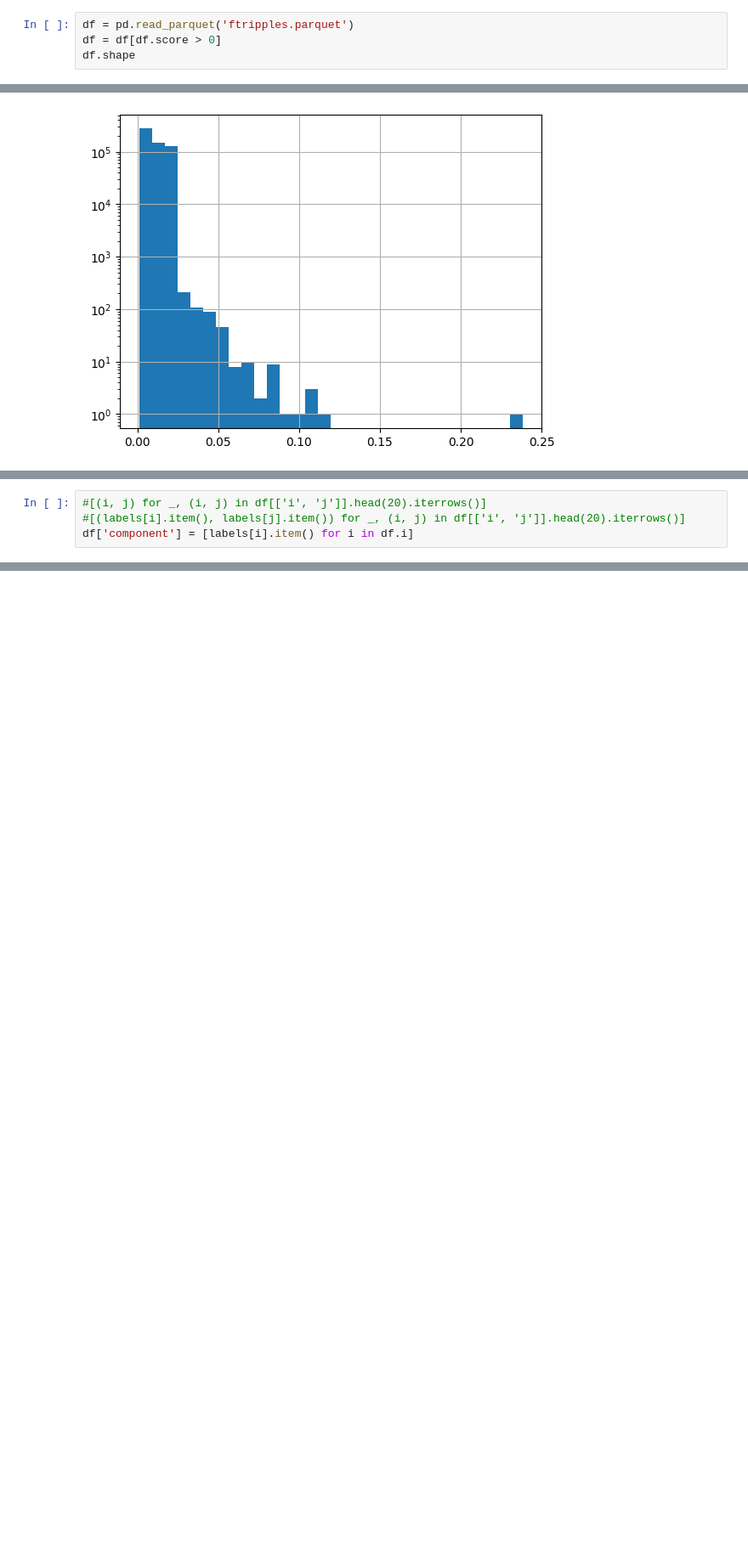
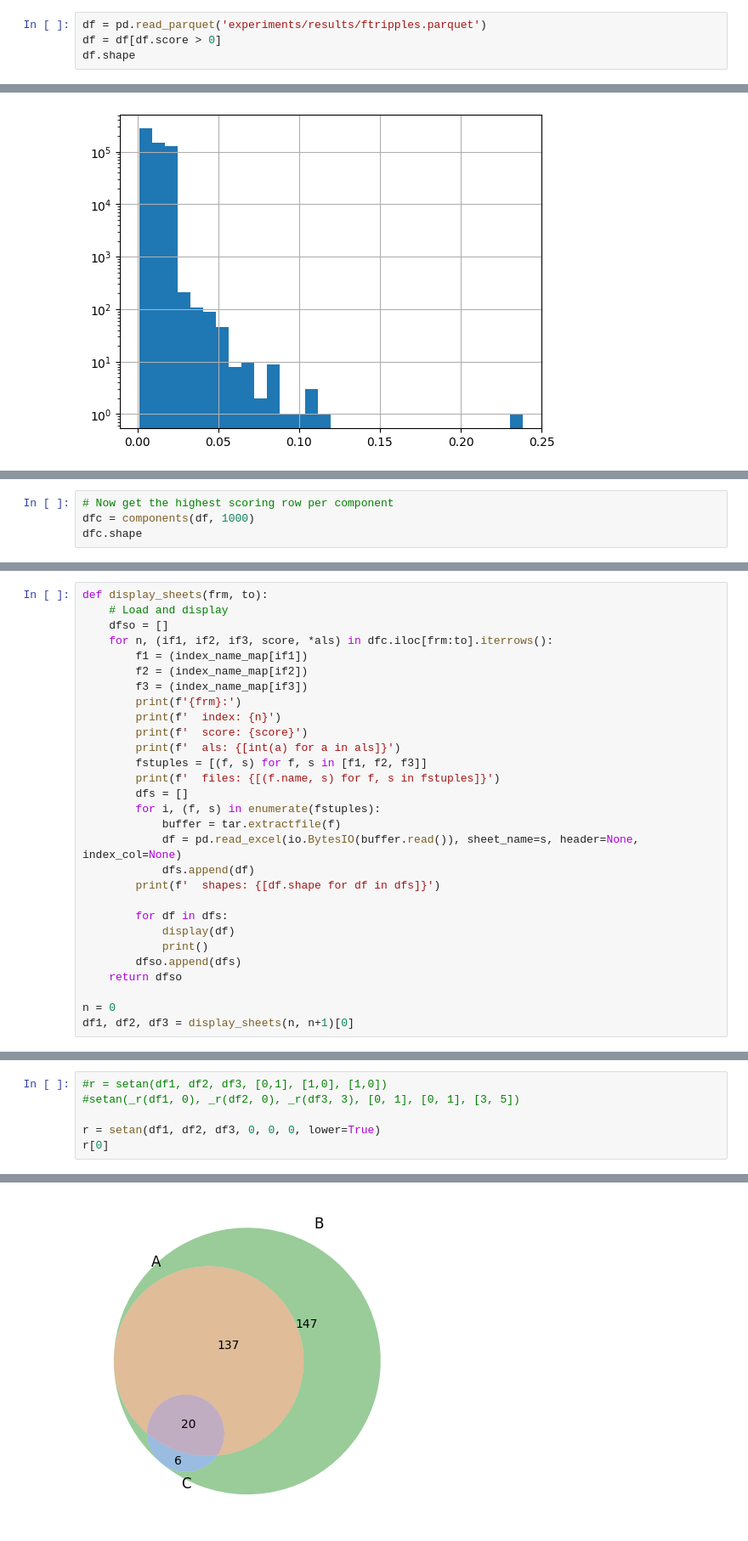
Before and after one commit to dirko/tabia, a Jupyter notebook: union.ipynb, the cells around one changed output, grey strips where cells are left out. Shown at 85% size. Saved outputs shown, nothing was run; the diff lists cells and outputs as text; blank space fills up the shorter version.

Commit message:
More experiments

```diff
--- a/union.ipynb
+++ b/union.ipynb
@@ -53,7 +53,7 @@ else:
 # %%
 k = 20
 # %%
-df = pd.read_parquet('ftripples.parquet')
+df = pd.read_parquet('experiments/results/ftripples.parquet')
 df = df[df.score > 0]
 df.shape
 # %% [output]
@@ -108,4 +66,0 @@ Component labels for each node: [     0      1      2 ... 262713 262714     88]
-# %%
-#[(i, j) for _, (i, j) in df[['i', 'j']].head(20).iterrows()]
-#[(labels[i].item(), labels[j].item()) for _, (i, j) in df[['i', 'j']].head(20).iterrows()]
-df['component'] = [labels[i].item() for i in df.i]
@@ -798,0 +67,4 @@ Maybe by building a graph and looking at components.
+# %%
+# Now get the highest scoring row per component
+dfc = components(df, 1000)
+dfc.shape
@@ -798,0 +75,29 @@ Maybe by building a graph and looking at components.
+# %%
+def display_sheets(frm, to):
+    # Load and display
+    dfso = []
+    for n, (if1, if2, if3, score, *als) in dfc.iloc[frm:to].iterrows():
+        f1 = (index_name_map[if1])
+        f2 = (index_name_map[if2])
+        f3 = (index_name_map[if3])
+        print(f'{frm}:')
+        print(f'  index: {n}')
+        print(f'  score: {score}')
+        print(f'  als: {[int(a) for a in als]}')
+        fstuples = [(f, s) for f, s in [f1, f2, f3]]
+        print(f'  files: {[(f.name, s) for f, s in fstuples]}')
+        dfs = []
+        for i, (f, s) in enumerate(fstuples):
+            buffer = tar.extractfile(f)
+            df = pd.read_excel(io.BytesIO(buffer.read()), sheet_name=s, header=None, index_col=None)
+            dfs.append(df)
+        print(f'  shapes: {[df.shape for df in dfs]}')
+
+        for df in dfs:
+            display(df)
+            print()
+        dfso.append(dfs)
+    return dfso
+
+n = 0
+df1, df2, df3 = display_sheets(n, n+1)[0]
@@ -798,0 +173,7 @@ Maybe by building a graph and looking at components.
+# %%
+#r = setan(df1, df2, df3, [0,1], [1,0], [1,0])
+#setan(_r(df1, 0), _r(df2, 0), _r(df3, 3), [0, 1], [0, 1], [3, 5])
+
+r = setan(df1, df2, df3, 0, 0, 0, lower=True)
+r[0]
+# %% [output]
@@ -798,0 +183 @@ Maybe by building a graph and looking at components.
+[figure, added]
```
Also changed, not shown: parts of 48 cells of this notebook, 18 other files.
